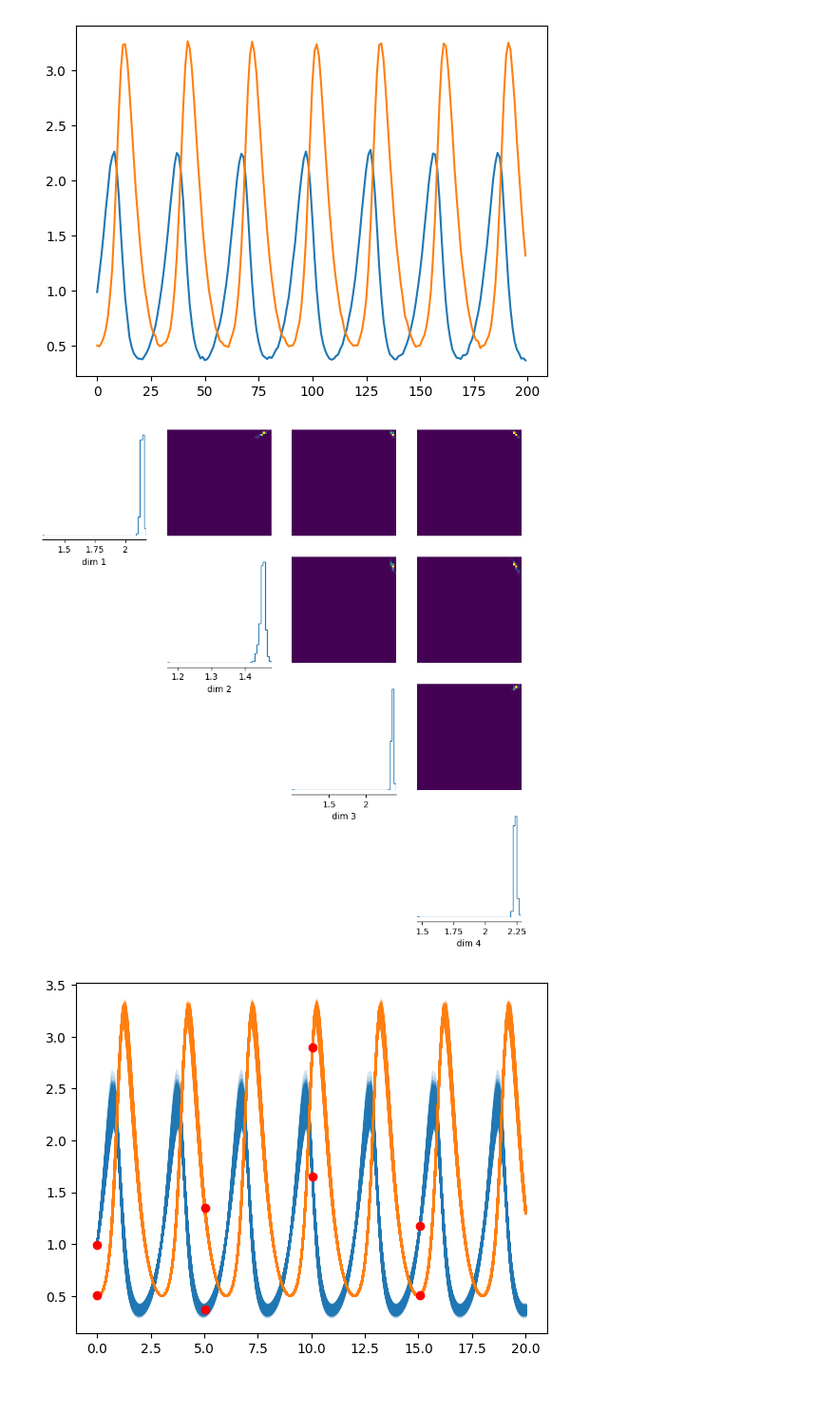
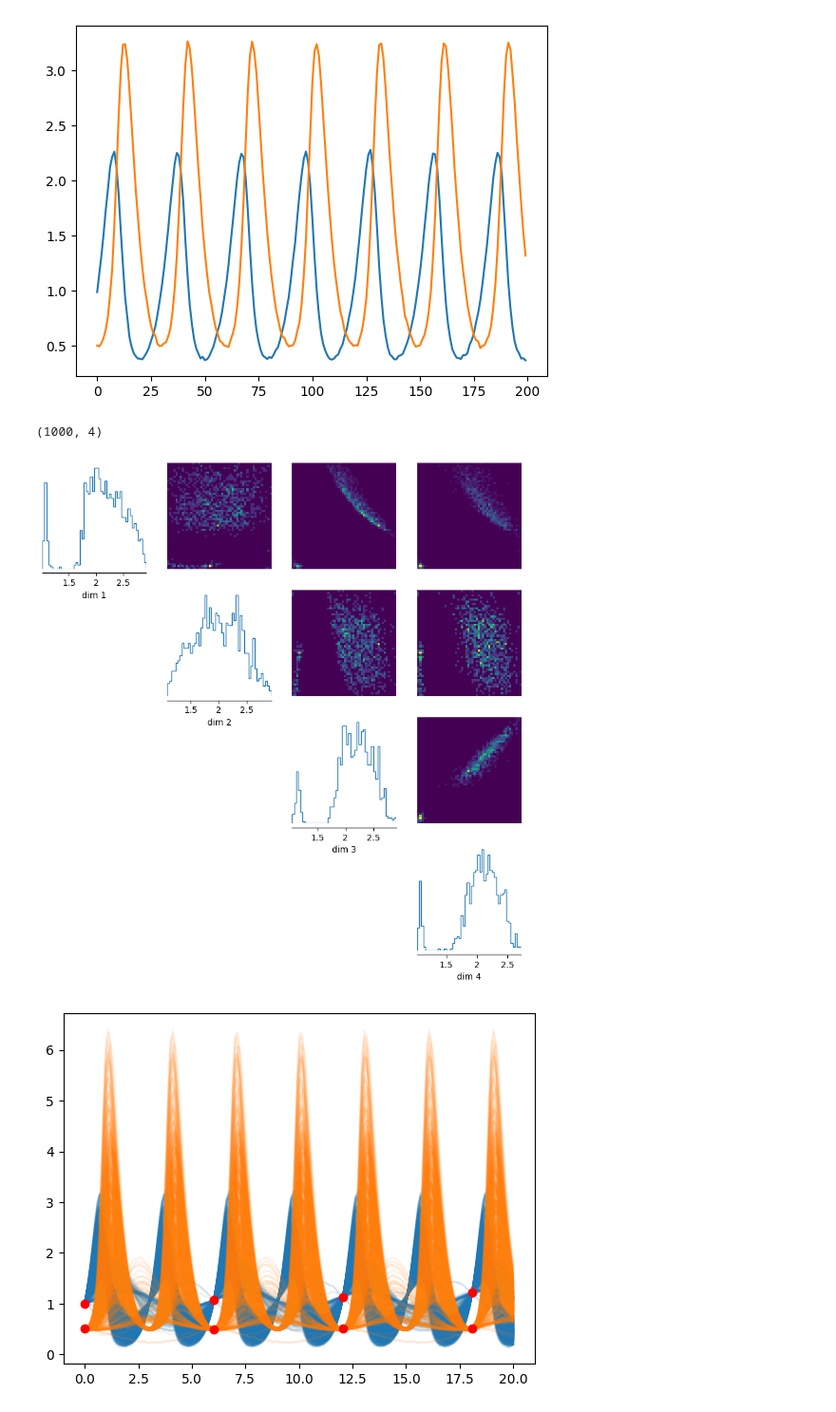
Before and after one commit to mackelab/probjax, a Jupyter notebook: scoresbibm/lv_tasks.ipynb, the cells around one changed output. Shown at 95% size. Saved outputs shown, nothing was run; the diff lists cells and outputs as text; code cells hidden in the pictures.

Commit message:
new figures

```diff
--- a/scoresbibm/lv_tasks.ipynb
+++ b/scoresbibm/lv_tasks.ipynb
@@ -82,3 +74,13 @@ def simulator(thetas):
+# %%
+def simulator(key,thetas):
+    theta0, theta1, theta2, theta3 = jnp.split(thetas, 4, axis=-1)
+    key1, key2 = jrandom.split(key, 2)
+    predator, prey = jax.vmap(lambda *args: _odeint(*args), in_axes=(None, None, None, 0,0,0,0))(drift_lotka_volterra, (1., 0.5), ts_dense, theta0, theta1, theta2, theta3)
+
+    predator = predator + jrandom.normal(key1, predator.shape)*0.01
+    prey = prey + jrandom.normal(key2, prey.shape)*0.01
+
+    return predator, prey
 # %%
 var_names = ["theta0", "theta1", "theta2", "theta3", "x0", "x1"]
 # %%
@@ -104,15 +106,15 @@ def sample_fn(key, condition_mask, x_o, *x_meta_data):
         return potential_fn(**vals, **conditioned_nodes)
 
     kernel = GaussianMHKernel(step_size=0.5)
-    kernel2 = GaussianMHKernel(step_size=0.01)
+    kernel2 = GaussianMHKernel(step_size=0.1)
     kernel3 = SliceKernel(step_size=0.1)
     state = kernel.init_state(key,init_vals_flat)
     mcmc = MCMC(kernel, potential_fn_wrapper)
     mcmc2 = MCMC(kernel2, potential_fn_wrapper)
     mcmc3 = MCMC(kernel3, potential_fn_wrapper)
-    samples, state = mcmc.run(state, 5000)
-    samples, state = mcmc2.run(state, 5000)
-    samples, state = mcmc3.run(state, 100)
+    samples, state = mcmc.run(state, 2000)
+    samples, state = mcmc2.run(state, 1000)
+    samples, state = mcmc3.run(state, 500)
     return samples
 # %%
 sample = joint_sampler(jax.random.PRNGKey(1), ts_dense,ts_dense)
@@ -123,10 +125,14 @@ plt.plot(sample["x1"])
 [<matplotlib.lines.Line2D at 0x...>]
 [figure]
 # %%
-keys = jrandom.split(jrandom.PRNGKey(0), 1)
+keys = jrandom.split(jrandom.PRNGKey(0), 1000)
 # %%
-observe_every= 1
+observe_every= 60
 samples = sample_fn(keys, jnp.array([False, False, False, False, True, True]), (sample["x0"][::observe_every], sample["x1"][::observe_every]), ts_dense[::observe_every], ts_dense[::observe_every])
+# %%
+samples.shape
+# %% [output]
+(1000, 4)
 # %%
 from sbi.analysis import pairplot
 import numpy as np
@@ -134,15 +140,15 @@ import numpy as np
 
 _ = pairplot(np.array(samples))
 # %% [output]
-[figure, old version]
+[figure, new version]
 # %%
 sample = joint_sampler(jax.random.PRNGKey(1), ts_dense,ts_dense)
 # %%
-predator, prey = simulator(samples)
+predator, prey = simulator(jax.random.PRNGKey(0),samples)
 
 _ = plt.plot(ts_dense,predator.T, color="C0", alpha=0.1)
 _ = plt.plot(ts_dense,prey.T, color="C1", alpha=0.1)
 _ = plt.plot(ts_dense[::observe_every], sample["x0"][::observe_every], "o", color="red")
 _ = plt.plot(ts_dense[::observe_every], sample["x1"][::observe_every], "o", color="red")
 # %% [output]
-[figure, old version]
+[figure, new version]
```
Also changed, not shown: parts of 2 cells of this notebook, 27 other files.
